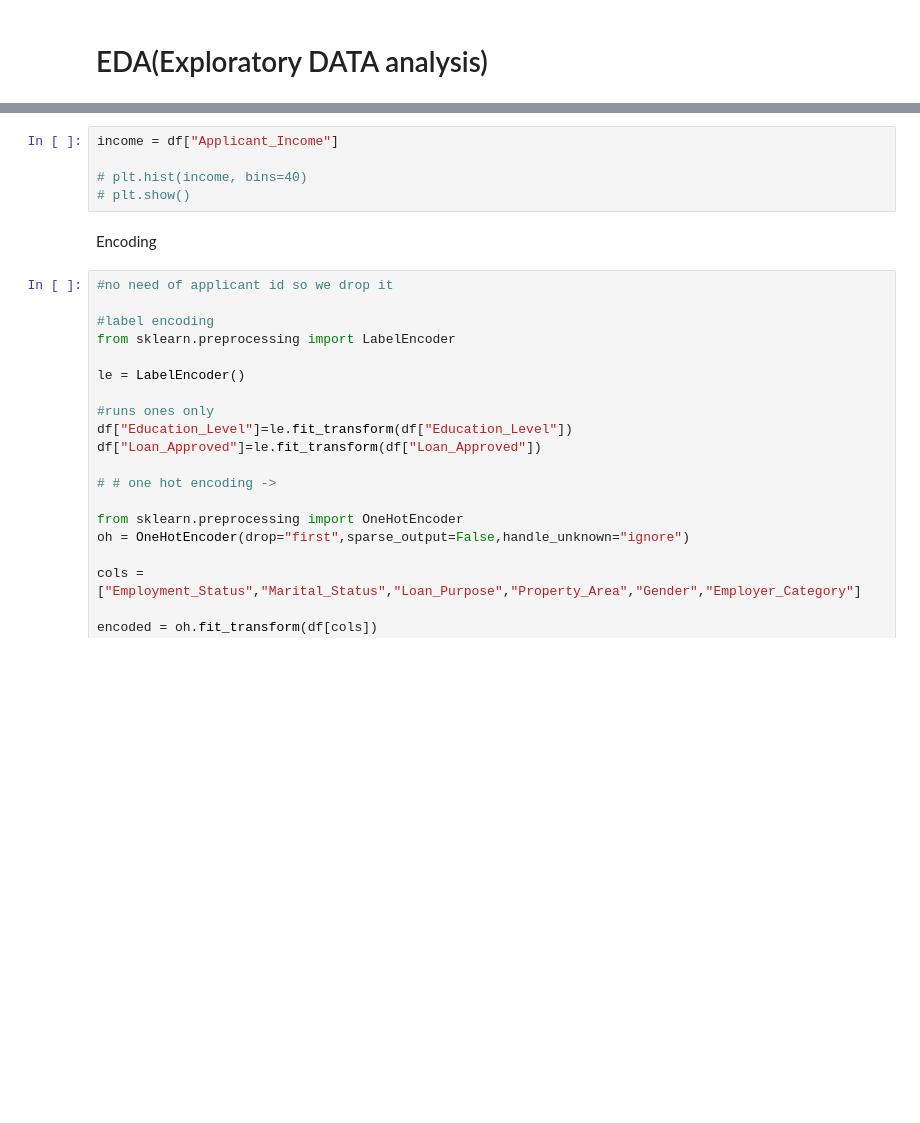
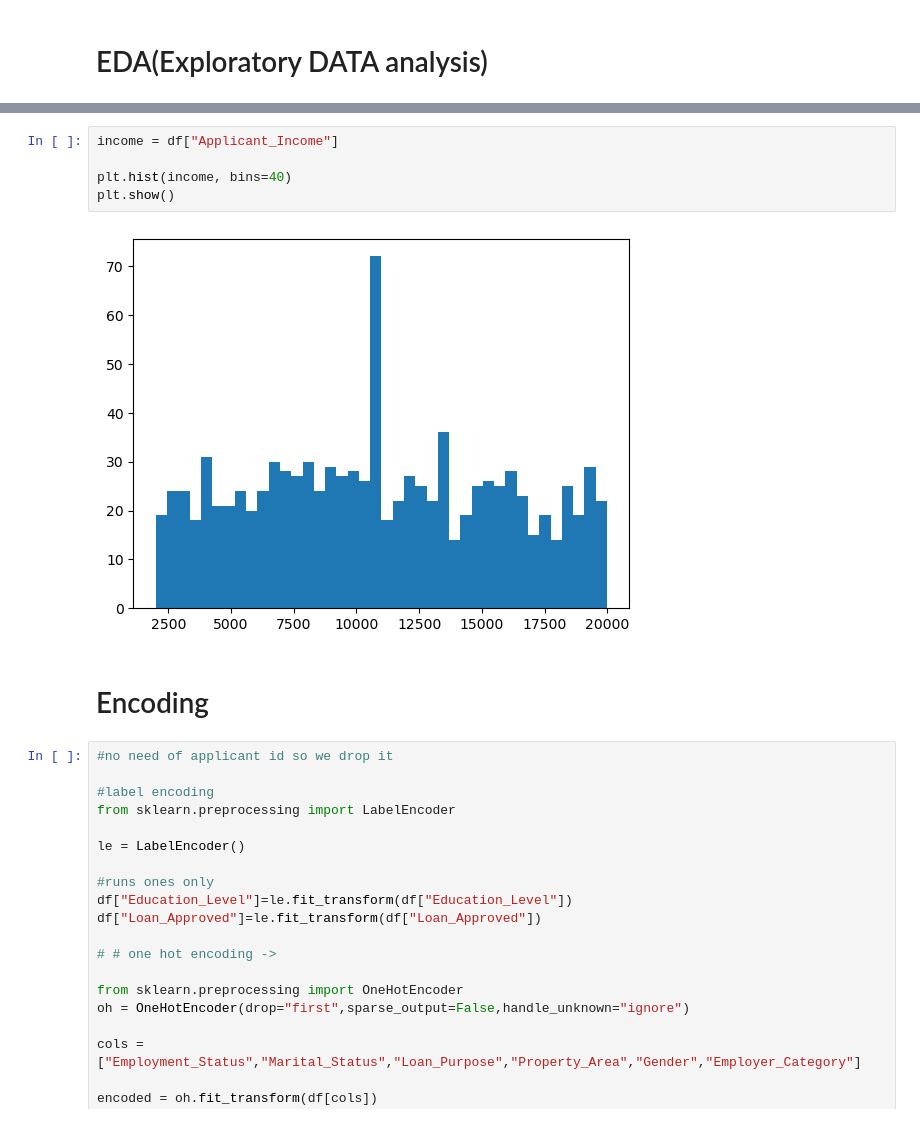
Before and after one commit to simran-kaur5/AI-ML-Projects, a Jupyter notebook: Mini_project_1/loan_risk.ipynb, the cells around one changed output, grey strips where cells are left out. Saved outputs shown, nothing was run; the diff lists cells and outputs as text; blank space fills up the shorter version.

```diff
--- a/Mini_project_1/loan_risk.ipynb
+++ b/Mini_project_1/loan_risk.ipynb
@@ -65,10 +47,12 @@ income = df["Coapplicant_Income"]
 # %%
 income = df["Applicant_Income"]
 
-# plt.hist(income, bins=40)
-# plt.show()
+plt.hist(income, bins=40)
+plt.show()
+# %% [output]
+[figure, added]
 # %% [markdown]
-Encoding
+# Encoding
 # %%
 #no need of applicant id so we drop it
 
```
Also changed, not shown: parts of 4 cells of this notebook, 3 other files.
